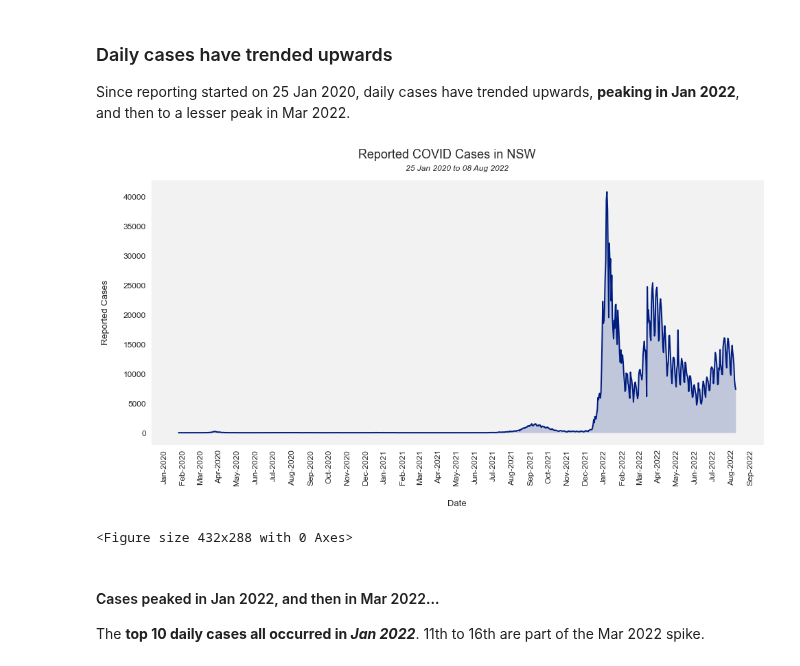
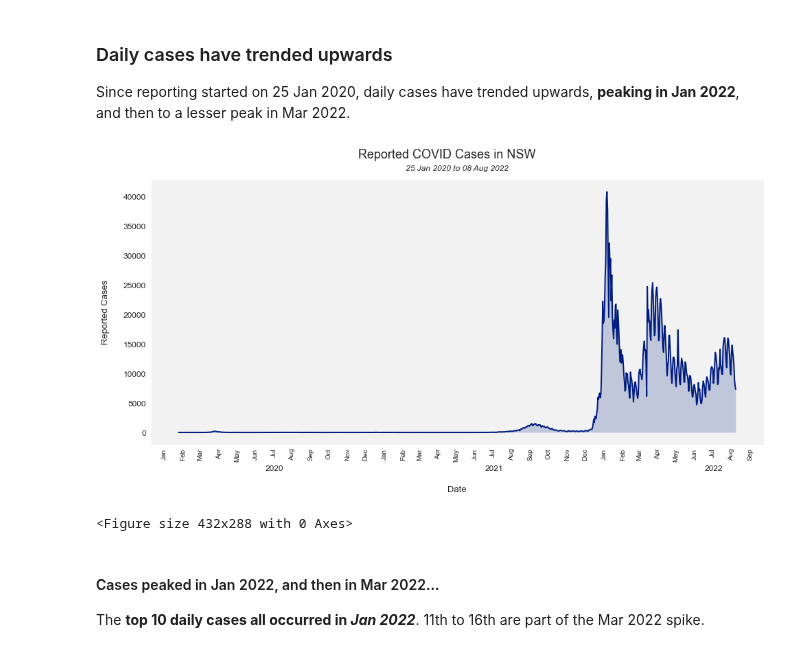
Before and after one commit to henrylin03/covid-nsw, a Jupyter notebook: covid-nsw.ipynb, the cells around one changed output. Drawn from its saved outputs; the diff is of its cells as text; code cells hidden in the pictures.

```diff
--- a/covid-nsw.ipynb
+++ b/covid-nsw.ipynb
@@ -124,37 +128,39 @@ daily_cases = pd.read_sql_query(
     engine,
 )
 
 # transforming and extracting from DataFrame for visualisation
 daily_cases["date"] = pd.to_datetime(daily_cases["date"], format="%Y-%m-%d")
 start_date = daily_cases.date.min().strftime("%d %b %Y")
 end_date = daily_cases.date.max().strftime("%d %b %Y")
 
 # plotting visualisation
 sns.set_style("dark", {"axes.facecolor": "0.95"})
 sns.set_palette("dark")
 
 fig, ax = plt.subplots(figsize=(16, 7))
 sns.lineplot(x="date", y="reported_cases", data=daily_cases, ax=ax, linewidth=2)
 plt.fill_between(x=daily_cases["date"], y1=daily_cases["reported_cases"], alpha=0.2)
 
 # setting x-axis ticks
-ax.xaxis.set_major_locator(md.MonthLocator(bymonthday=1))
-ax.xaxis.set_major_formatter(md.DateFormatter("%b-%Y"))
-plt.setp(ax.xaxis.get_majorticklabels(), rotation=90)
+ax.xaxis.set_minor_locator(md.MonthLocator(bymonth=range(13)))
+ax.xaxis.set_minor_formatter(md.DateFormatter("%b"))
+ax.xaxis.set_major_locator(md.YearLocator(month=7, day=2))
+ax.xaxis.set_major_formatter(md.DateFormatter("\n\n%Y"))
+plt.setp(ax.xaxis.get_minorticklabels(), rotation=90)
 ax.tick_params(axis="both", labelsize=12)
 
 # modifying line-chart parameters
 ax.figure.suptitle("Reported COVID Cases in NSW", fontsize=18)
 ax.set_title(f"{start_date} to {end_date}", y=1.02, style="italic")
 ax.set_xlabel("Date", fontsize=13, labelpad=20)
 ax.set_ylabel("Reported Cases", fontsize=13, labelpad=20)
 
 fig.subplots_adjust(top=0.89)
 
 plt.show()
 plt.clf()
 # %% [output]
-[figure, old version]
+[figure, new version]
 <Figure size 432x288 with 0 Axes>
 # %% [markdown]
 #### Cases peaked in Jan 2022, and then in Mar 2022...
```
Also changed, not shown: parts of 12 cells of this notebook.
